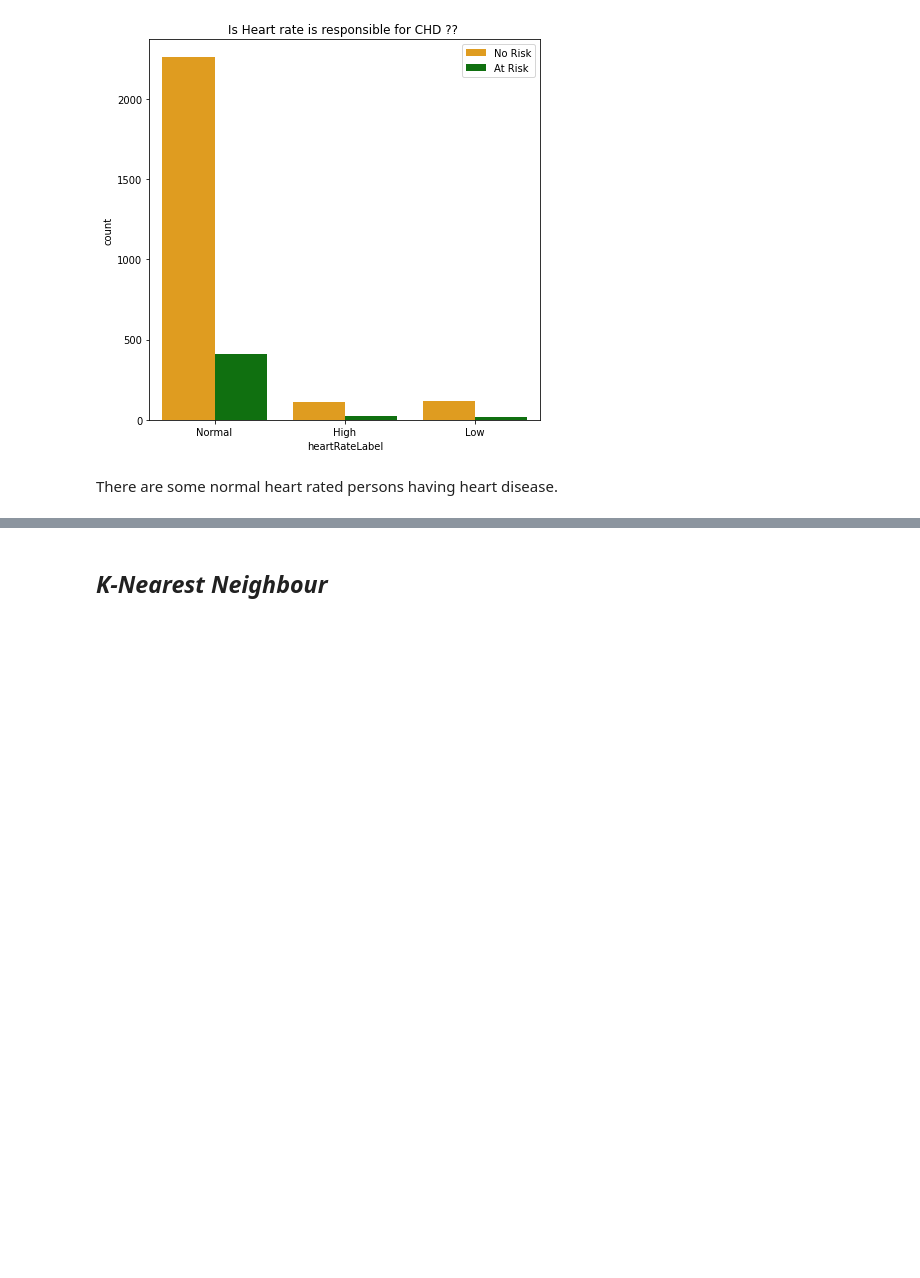
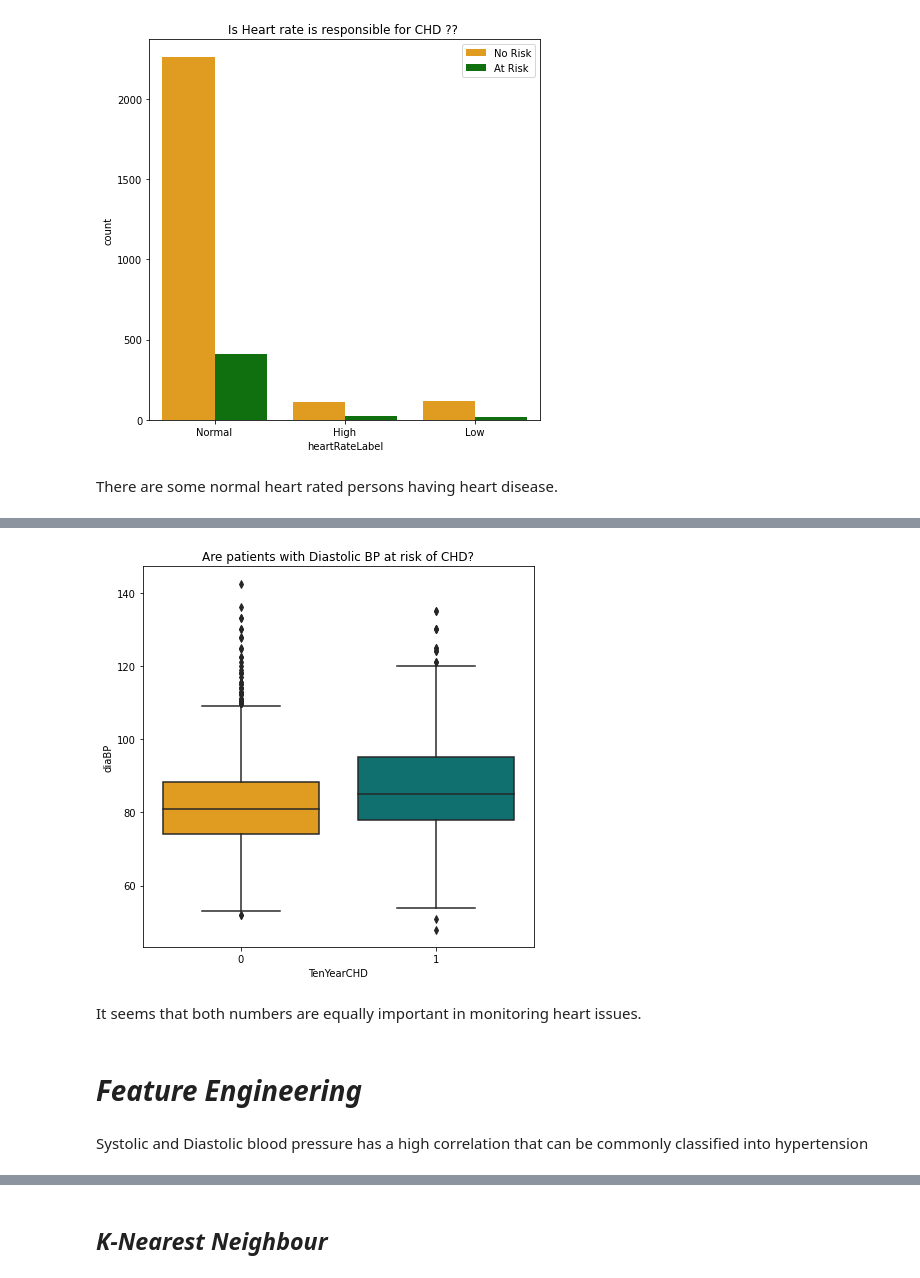
Before and after one commit to jogapritam/Cardiovascular-Risk-Prediction, a Jupyter notebook: Cardiovascular_Risk_Prediction_Jogapritam_Sahu.ipynb, the cells around one changed output, grey strips where cells are left out. Saved outputs shown, nothing was run; the diff lists cells and outputs as text; code cells hidden in the pictures; blank space fills up the shorter version.

```diff
--- a/Cardiovascular_Risk_Prediction_Jogapritam_Sahu.ipynb
+++ b/Cardiovascular_Risk_Prediction_Jogapritam_Sahu.ipynb
@@ -329,0 +354,13 @@ There are some normal heart rated persons having heart disease.
+# %%
+plt.figure(figsize = (7,7))
+sns.boxplot(df['TenYearCHD'], df['diaBP'], palette = my_palette)
+plt.title("Are patients with Diastolic BP at risk of CHD?")
+plt.show()
+# %% [output]
+[figure, added]
+# %% [markdown]
+It seems that both numbers are equally important in monitoring heart issues.
+# %% [markdown]
+# ***Feature Engineering***
+# %% [markdown]
+Systolic and Diastolic blood pressure has a high correlation that can be commonly classified into hypertension
```
Also changed, not shown: parts of 15 cells of this notebook.
